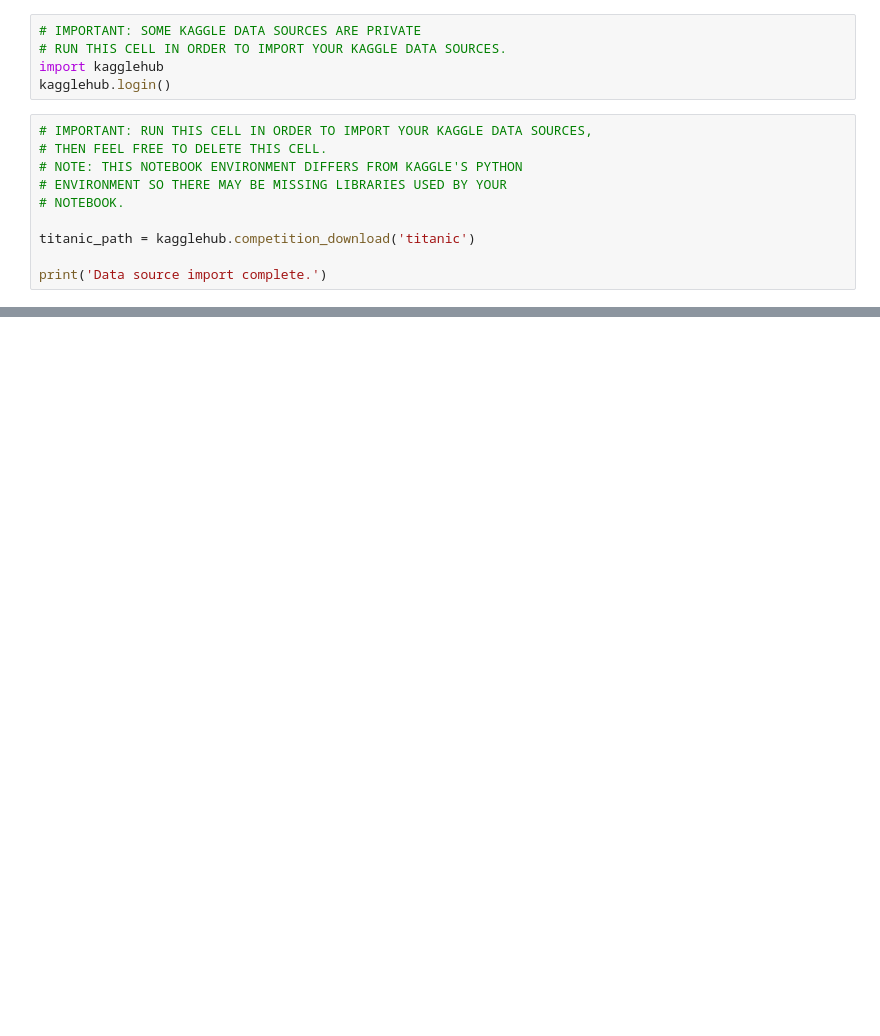
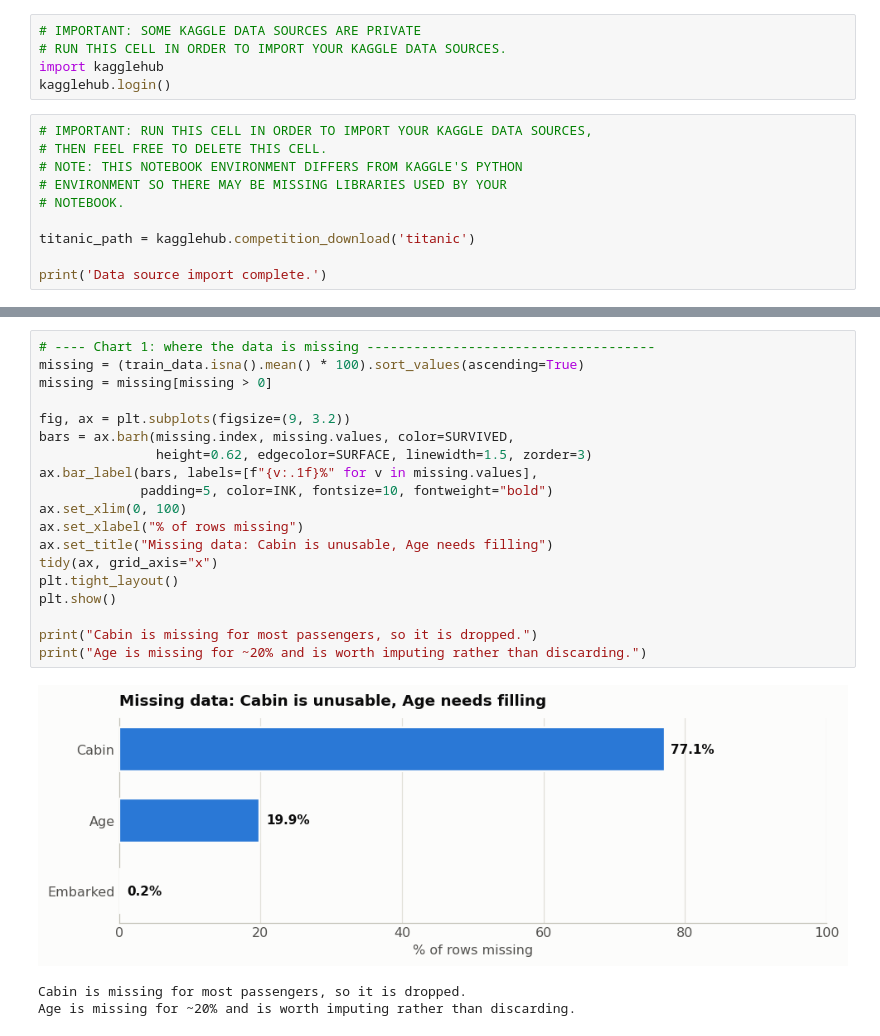
Before and after one commit to codeKrantz/Iowa-State-AI-2010, a Jupyter notebook: Titanic_Machine_Learning_from_Disaster.ipynb, the cells around one changed output, grey strips where cells are left out. Cells and saved outputs as stored; diff of their text form; blank space fills up the shorter version.

Commit message:
Update using AI as instructed to visualize data and further understand the findings of the model.

```diff
--- a/Titanic_Machine_Learning_from_Disaster.ipynb
+++ b/Titanic_Machine_Learning_from_Disaster.ipynb
@@ -57,0 +151,23 @@ print("% of men who survived:", rate_men)
+# %%
+# ---- Chart 1: where the data is missing -------------------------------------
+missing = (train_data.isna().mean() * 100).sort_values(ascending=True)
+missing = missing[missing > 0]
+
+fig, ax = plt.subplots(figsize=(9, 3.2))
+bars = ax.barh(missing.index, missing.values, color=SURVIVED,
+               height=0.62, edgecolor=SURFACE, linewidth=1.5, zorder=3)
+ax.bar_label(bars, labels=[f"{v:.1f}%" for v in missing.values],
+             padding=5, color=INK, fontsize=10, fontweight="bold")
+ax.set_xlim(0, 100)
+ax.set_xlabel("% of rows missing")
+ax.set_title("Missing data: Cabin is unusable, Age needs filling")
+tidy(ax, grid_axis="x")
+plt.tight_layout()
+plt.show()
+
+print("Cabin is missing for most passengers, so it is dropped.")
+print("Age is missing for ~20% and is worth imputing rather than discarding.")
+# %% [output]
+[figure, added]
+Cabin is missing for most passengers, so it is dropped.
+Age is missing for ~20% and is worth imputing rather than discarding.
```
Also changed, not shown: parts of 20 cells of this notebook.
